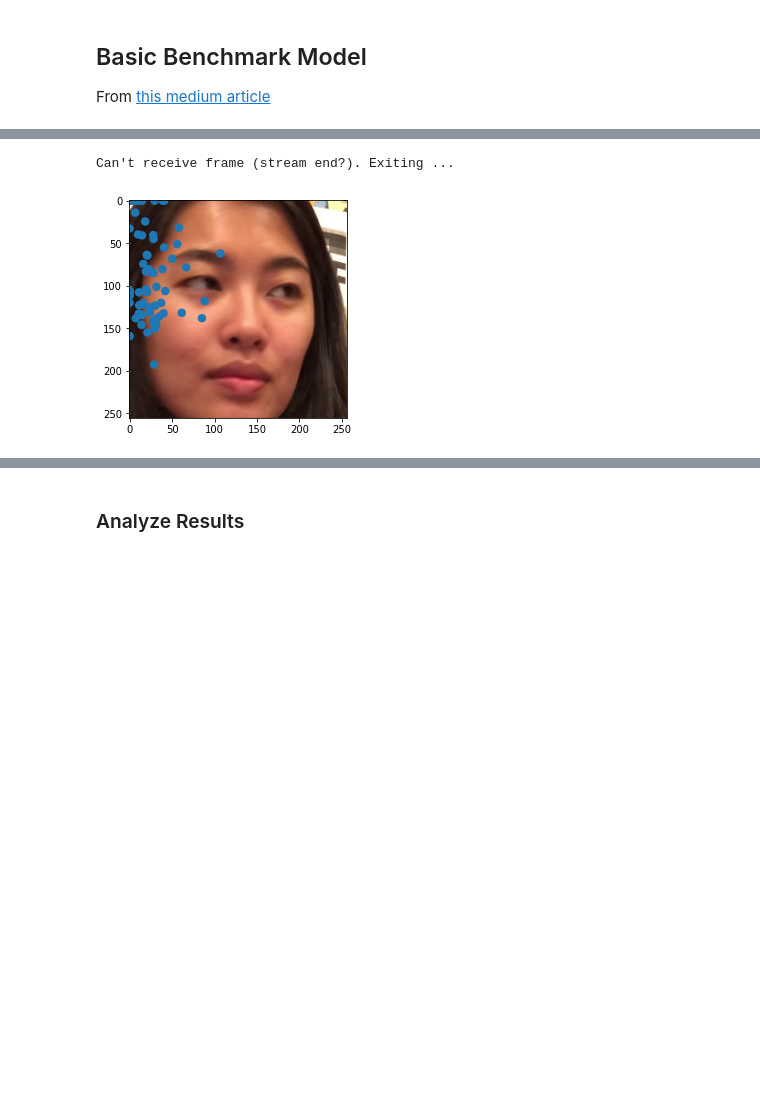
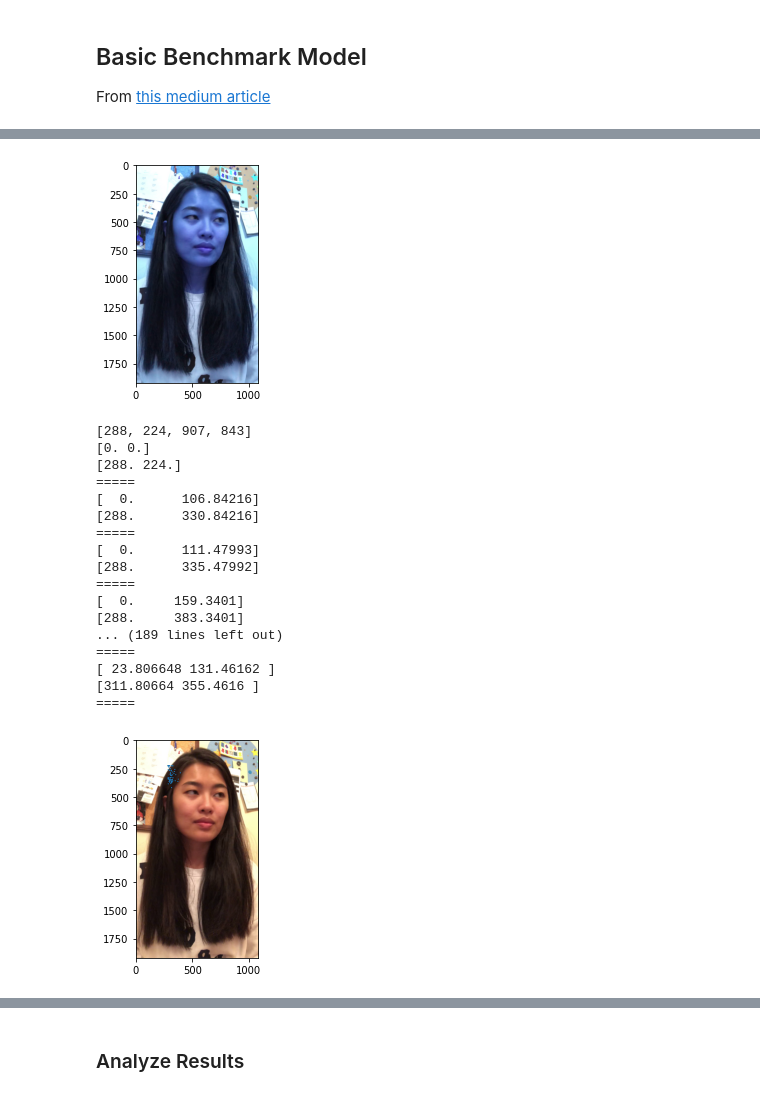
Before and after one commit to Waidhoferj/CSC-566-Project, a Jupyter notebook: FacialLandmarks.ipynb, the cells around one changed output, grey strips where cells are left out. Cells and saved outputs as stored; diff of their text form; code cells hidden in the pictures; blank space fills up the shorter version.

Commit message:
Working on plotting facial features to original image

```diff
--- a/FacialLandmarks.ipynb
+++ b/FacialLandmarks.ipynb
@@ -158,6 +158,8 @@ basic_model.load_weights(PROJECT_FILEPATH + "/basic-weights.h5")
 # %%
 import cv2 as cv
 from matplotlib import pyplot as plt
+
+bounding_boxes = []
 
 # load the pre-trained model from https://machinelearningmastery.com/how-to-perform-face-detection-with-classical-and-deep-learning-methods-in-python-with-keras/
 classifier = cv.CascadeClassifier(cv.data.haarcascades + 'haarcascade_frontalface_default.xml')
@@ -168,10 +170,13 @@ if not cap.isOpened():
     exit()
 
 frameCount = 0
-test_data = []
+cropped_imgs = []
+original_imgs = []
 while True:
     # Capture frame-by-frame
     ret, frame = cap.read()
+    original_imgs.append(frame)
+
     # if frame is read correctly ret is True
     if not ret:
         print("Can't receive frame (stream end?). Exiting ...")
@@ -196,10 +201,11 @@ while True:
       x, y, width, height = box
       x2, y2 = x + width, y + height
       cropped_img = frame[y:y+height, x:x+width]
+      bounding_boxes.append([x, y, width, height])
 
     cropped_img = cv.resize(cropped_img, (256, 256))
 
-    test_data.append(cropped_img)
+    cropped_imgs.append(cropped_img)
 
     #Testing purposes: DELETE
     #from matplotlib import pyplot as plt
@@ -213,13 +219,60 @@ while True:
 # When everything done, release the capture
 cap.release()
 cv.destroyAllWindows()
-# %% [output]
-Can't receive frame (stream end?). Exiting ...
 # %%
-test_data = tf.convert_to_tensor(test_data)
+cropped_imgs = tf.convert_to_tensor(cropped_imgs)
 # %%
-predictions = basic_model.predict(test_data)
+predictions = basic_model.predict(cropped_imgs)
-# %%
-display_landmarks(tf.reverse(test_data[0], [2]), predictions[0])
-# %% [output]
-[figure, removed]
+# %%
+from matplotlib import pyplot as plt
+plt.imshow(original_imgs[0])
+plt.show()
+
+def display_landmarks2(img, points, bbox):
+  """
+  Displays portrait with landmark dots drawn on the face.
+  Assumes that points are in (68,2)
+  """
+  #If we are reading from .mat files directly (2,68)
+  if points.shape[0] == 2:
+    points = points.transpose(1,0)
+  #If reading from model output
+  elif len(points.shape) == 1:
+    points = points.reshape(-1,2)
+  fig,ax = plt.subplots(1)
+  ax.set_aspect('equal')
+  ax.imshow(img)
+
+  print(bbox)
+  for p in points:
+      print(p)
+      p[0] = p[0] + bbox[0]
+      p[1] = p[1] + bbox[1]
+      print(p)
+      print("=====")
+      circ = Circle(p)
+      ax.add_patch(circ)
+  plt.show()
+
+
+display_landmarks2(tf.reverse(original_imgs[0], [2]), predictions[0], bounding_boxes[0])
+# %% [output]
+[figure, added]
+[288, 224, 907, 843]
+[0. 0.]
+[288. 224.]
+=====
+[  0.      106.84216]
+[288.      330.84216]
+=====
+[  0.      111.47993]
+[288.      335.47992]
+=====
+[  0.     159.3401]
+[288.     383.3401]
+... (189 lines left out)
+=====
+[ 23.806648 131.46162 ]
+[311.80664 355.4616 ]
+=====
+[figure, added]
```
Also changed, not shown: parts of 3 cells of this notebook.
